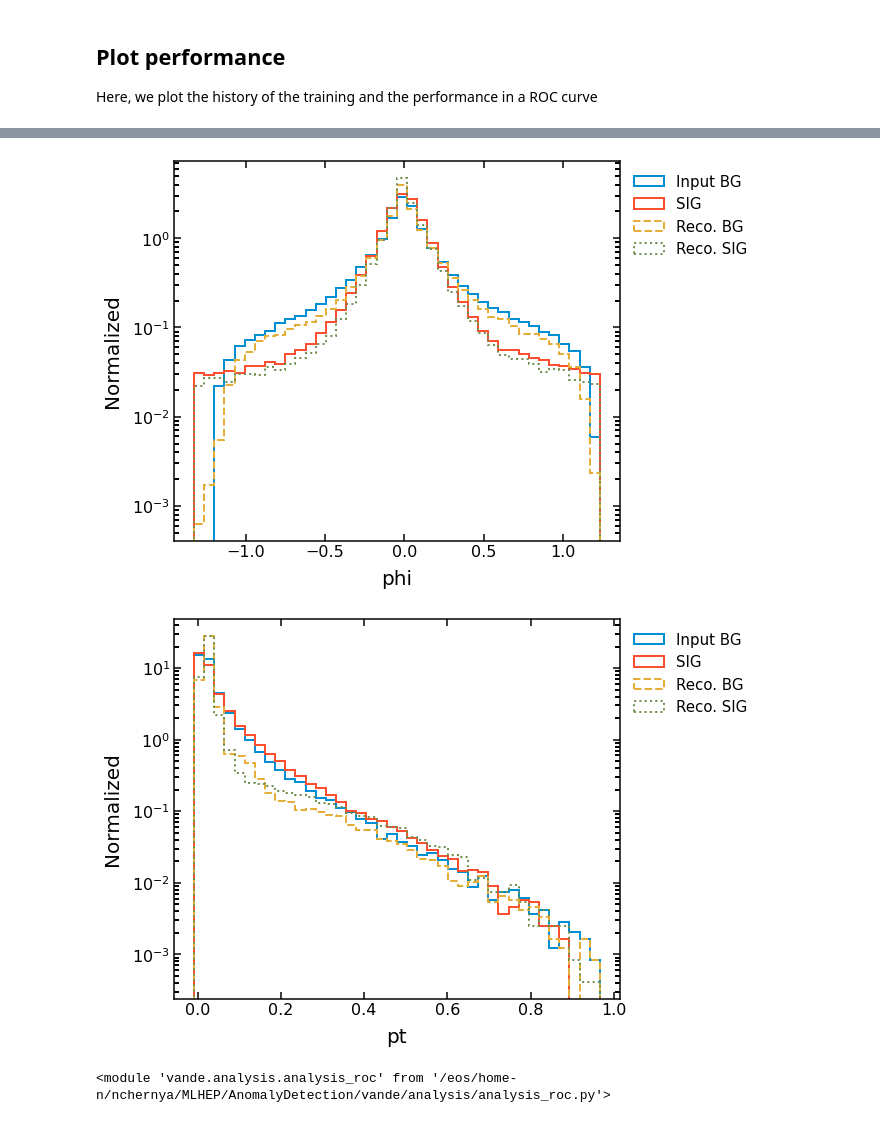
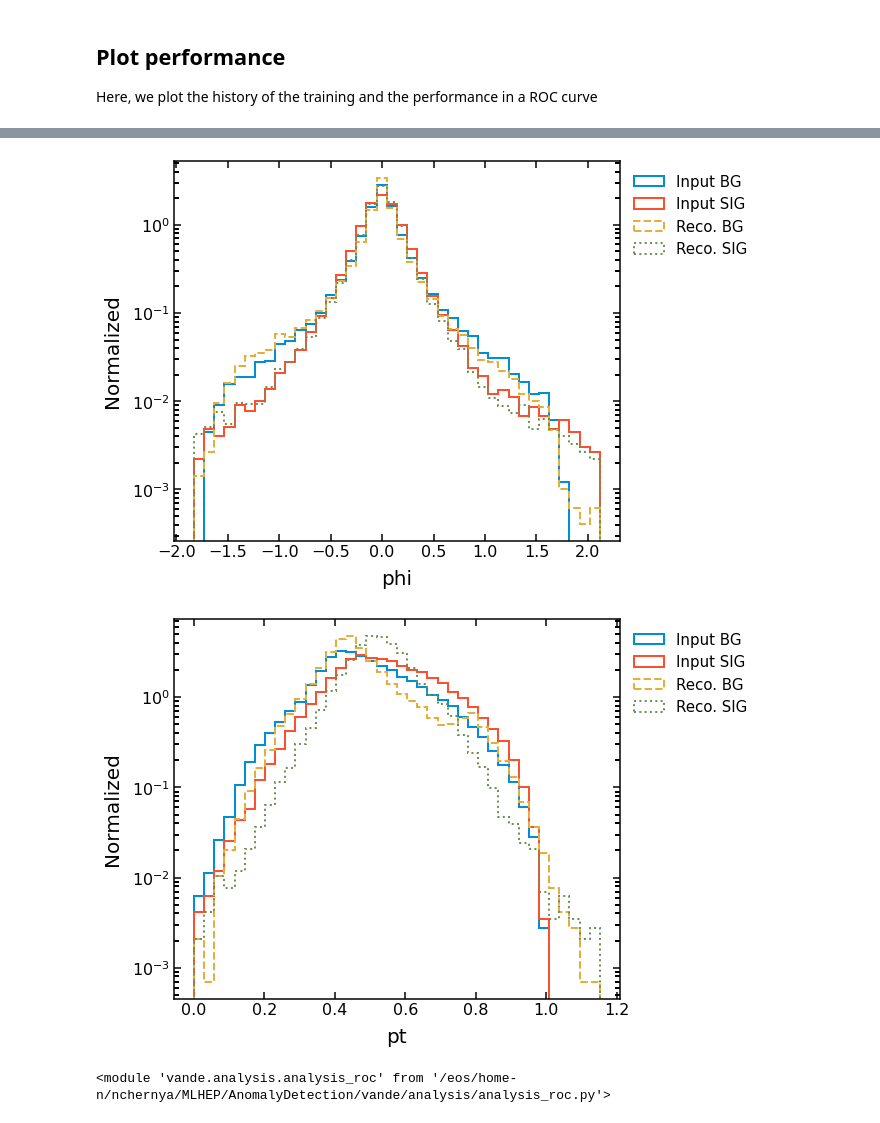
Before and after one commit to nadya-chernyavskaya/ADgvae, a Jupyter notebook: notebooks/EdgeGraphConvAE_offline.ipynb, the cells around one changed output, grey strips where cells are left out. Drawn from its saved outputs; the diff is of its cells as text; code cells hidden in the pictures.

Commit message:
AE is fully recovering image

```diff
--- a/notebooks/EdgeGraphConvAE_offline.ipynb
+++ b/notebooks/EdgeGraphConvAE_offline.ipynb
@@ -50,4 +52,4 @@ Number of features = 3
 # %%
 #BG test
-_,_, particles_bg_test = prepr.prepare_data_constituents(filename_bg,5000,train_set_size+1,train_set_size+5000)
+_,_, particles_bg_test = prepr.prepare_data_constituents(filename_bg_valid,5000,valid_set_size+1,valid_set_size+5000)
 # %% [output]
@@ -74,6 +76,6 @@ for i in range(0,3):
     plt.xlabel(feats[i])
     plt.ylabel("Normalized")
     plt.legend(loc='upper right')
-    plt.semilogy()
+    #plt.semilogy()
     plt.show()
 # %% [output]
@@ -327,16 +311,11 @@ vae.compile(optimizer=optim, run_eagerly=True)
 # %%
 # early stopping callback
-es = EarlyStopping(monitor='val_loss', patience=10)
+es = EarlyStopping(monitor='val_loss', patience=5,verbose=2)
 
 # Learning rate scheduler
-ls = ReduceLROnPlateau(monitor='val_loss', factor=0.2, patience=10)
+ls = ReduceLROnPlateau(monitor='val_loss', factor=0.1, patience=5,verbose=2)
 
-# model checkpoint callback
-# this saves our model architecture + parameters into mlp_model.h5
-chkp = ModelCheckpoint('EdgeGraphConv_model.h5', monitor='val_loss',
-                                   verbose=0, save_best_only=True,
-                                   save_weights_only=False, mode='auto',
-                                   period=1)
+kl_beta_callback = models.KLWarmupCallback()
 
 # Training data
 diffs_train = knn_diff(particles_bg,k) # (batch,constit,k_neighbour,feat_diff)
@@ -349,19 +328,12 @@ edge_feats_valid = tf.reshape(diffs_valid,[-1,nodes_n,k*feat_sz])   # reshape ed
 print("point_feats shape= ",particles_bg.shape)
 print("edge_feats shape= ",edge_feats_train.shape)
 
-history = vae.fit((particles_bg, edge_feats_train) , particles_bg,
+#vae or ae
+history = ae.fit((particles_bg, edge_feats_train) , particles_bg,
                     validation_data = ((particles_bg_valid, edge_feats_valid) , particles_bg_valid),
-                    epochs=100,
-                    batch_size=512,
+                    epochs=40,
+                    batch_size=256,
                     verbose=1,
-                    callbacks=[es,ls,chkp])
-
-
-
-#history = model.fit(  [particles_bg, edge_feats_train] , particles_bg,
-#                    validation_data = ([particles_bg_valid, edge_feats_valid] , particles_bg_valid),
-#                    epochs=100,
-#                    batch_size=512,
-#                    verbose=1,
-#                    callbacks=[es,ls,chkp])
+                    callbacks=[es,ls]) #,kl_beta_callback
+                  #  callbacks=[es,ls,kl_beta_callback])
 # %% [output]
@@ -392,0 +363,3 @@ Y_sig_predict = model.predict([particles_sig,edge_feats_sig])
+# %%
+Y_bg_predict = ae.predict([particles_bg_test,edge_feats_bg_test])
+Y_sig_predict = ae.predict([particles_sig,edge_feats_sig])
@@ -422,13 +398,13 @@ plt.style.use('/eos/user/n/nchernya/MLHEP/AnomalyDetection/ADgvae/utils/adfigsty
 for i in range(0,len(feats)):
     #xmin = np.quantile(particles_bg[:,:,i].flatten(),0.)
     #xmax = np.quantile(particles_bg[:,:,i].flatten(),1)
-    xmin = np.min([np.min(Y_bg_predict[:,:,i].flatten()),np.min(Y_bg_predict[:,:,i].flatten())])
-    xmax = np.max([np.max(Y_bg_predict[:,:,i].flatten()),np.max(Y_bg_predict[:,:,i].flatten())])
+    xmin = np.min([np.min(particles_bg[:,:,i].flatten()),np.min(Y_bg_predict[:,:,i].flatten())])
+    xmax = np.max([np.max(particles_bg[:,:,i].flatten()),np.max(Y_bg_predict[:,:,i].flatten())])
     n_bins = 40
     plot_range = (xmin,xmax)
     plt.figure()
     _,bins,_ = plt.hist(particles_bg_test[:,:,i].flatten(), bins=n_bins, range = plot_range,label='Input BG', density=True, histtype='step', fill=False, linewidth=2)
-    _,_,_ = plt.hist(particles_sig[:,:,i].flatten(), bins=bins, label='SIG',density=True, histtype='step', fill=False, linewidth=2)
+    _,_,_ = plt.hist(particles_sig[:,:,i].flatten(), bins=bins, label='Input SIG',density=True, histtype='step', fill=False, linewidth=2)
     _,_,_ = plt.hist(Y_bg_predict[:,:,i].flatten(), bins=bins, label='Reco. BG', linestyle='--',density=True, histtype='step', fill=False, linewidth=2)
     _,_,_ = plt.hist(Y_sig_predict[:,:,i].flatten(), bins=bins, label='Reco. SIG', linestyle=':',density=True, histtype='step', fill=False, linewidth=2)
     plt.xlabel(feats[i])
@@ -443,5 +419,5 @@ for i in range(0,len(feats)):
-[figure, old version]
+[figure, new version]
-[figure, old version]
+[figure, new version]
 # %%
 sys.path.append(os.path.abspath(os.path.join('../../vande/')))
 sys.path.append(os.path.abspath(os.path.join('../../pofah/')))
```
Also changed, not shown: parts of 16 cells of this notebook, 3 other files.
